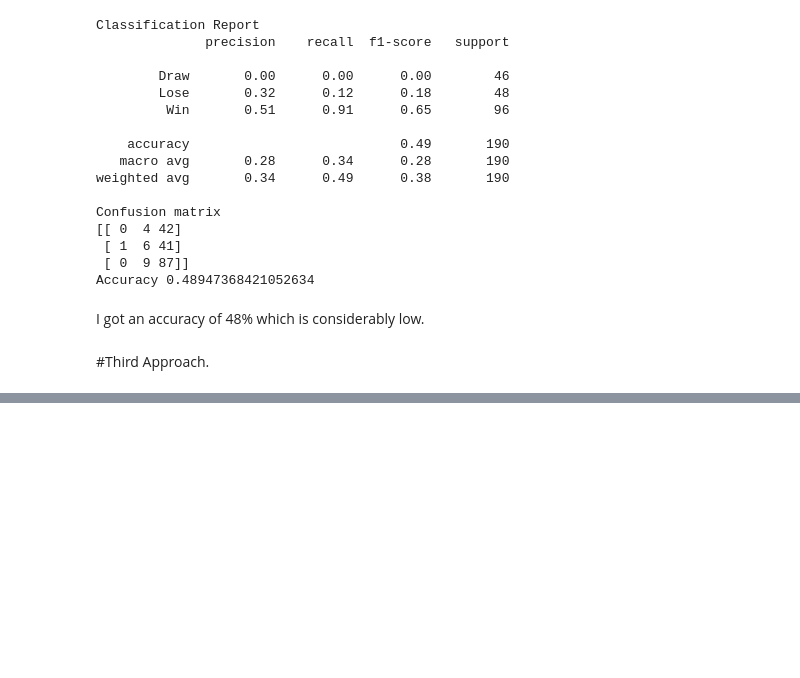
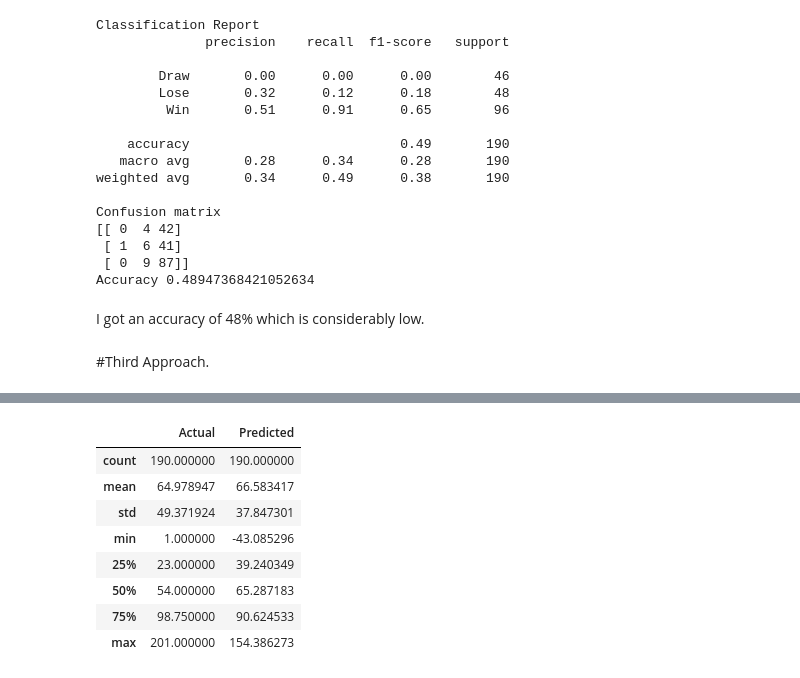
Before and after one commit to theBuluku/Mchezo_Pesa_Limited_Super_Project., a Jupyter notebook: Mchezo_Pesa_Limited_Project_.ipynb, the cells around one changed output, grey strips where cells are left out. Saved outputs shown, nothing was run; the diff lists cells and outputs as text; code cells hidden in the pictures; blank space fills up the shorter version.

```diff
--- a/Mchezo_Pesa_Limited_Project_.ipynb
+++ b/Mchezo_Pesa_Limited_Project_.ipynb
@@ -710,0 +816,4 @@ ValueError: ignored
+# %%
+fifa = pd.DataFrame({"Actual" : y_test,"Predicted" : ybest_pred})
+fifa.sort_values(by = ['Actual'] ,inplace = True)
+fifa.head(5)
@@ -710,0 +827,12 @@ ValueError: ignored
+# %%
+fifa.describe()
+# %% [output]
+|  | Actual | Predicted |
+| count | 190.000000 | 190.000000 |
+| mean | 64.978947 | 66.583417 |
+| std | 49.371924 | 37.847301 |
+| min | 1.000000 | -43.085296 |
+| 25% | 23.000000 | 39.240349 |
+| 50% | 54.000000 | 65.287183 |
+| 75% | 98.750000 | 90.624533 |
+| max | 201.000000 | 154.386273 |
```
Also changed, not shown: parts of 39 cells of this notebook.
